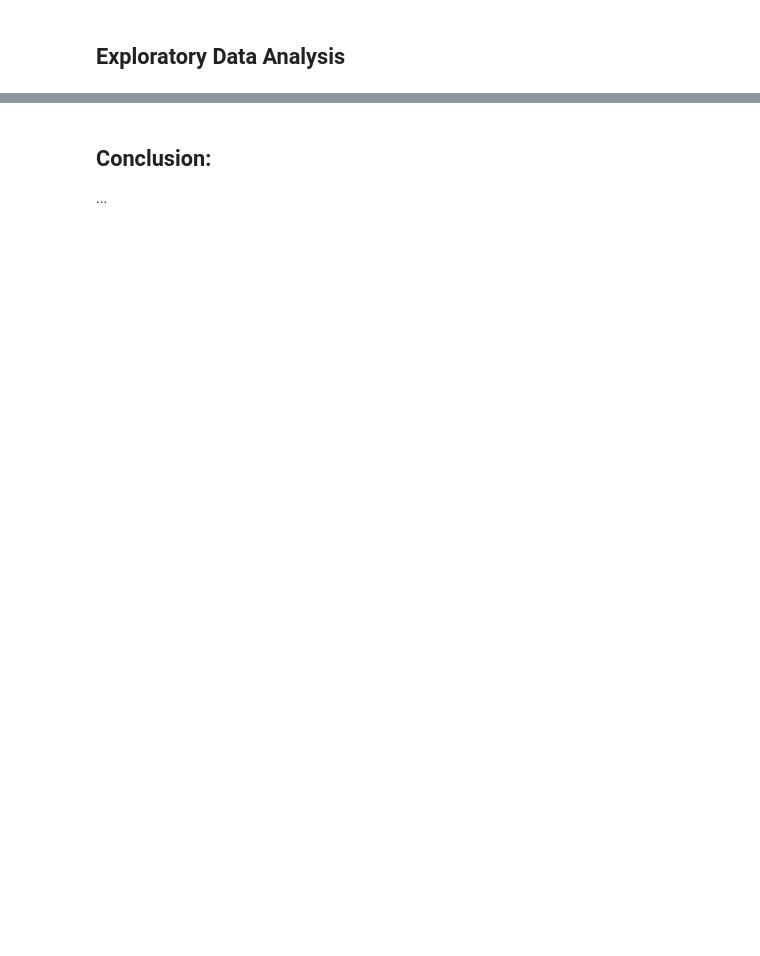
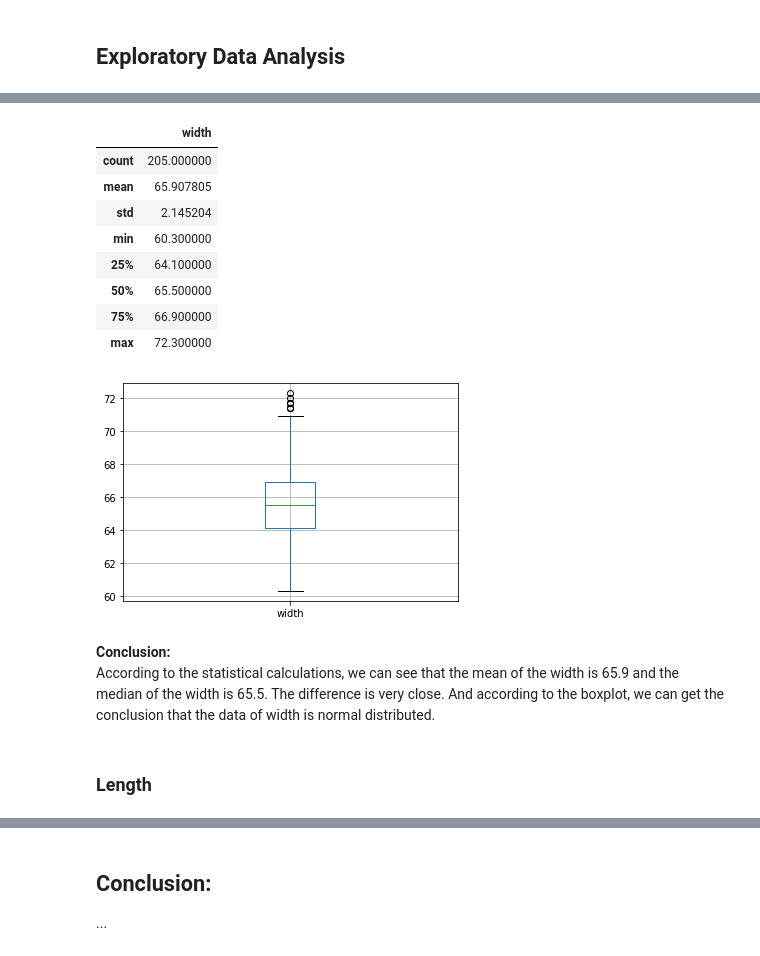
Before and after one commit to Destiny-G1997/DAV-6150, a Jupyter notebook: Z_Guo_M2_assn.ipynb, the cells around one changed output, grey strips where cells are left out. Cells and saved outputs as stored; diff of their text form; code cells hidden in the pictures; blank space fills up the shorter version.

```diff
--- a/Z_Guo_M2_assn.ipynb
+++ b/Z_Guo_M2_assn.ipynb
@@ -15,0 +105,3 @@ df.head()
+# %%
+w = data[['width']]
+w.head()
@@ -15,0 +115,19 @@ df.head()
+# %%
+wb = w.boxplot()
+w.describe()
+# %% [output]
+|  | width |
+| count | 205.000000 |
+| mean | 65.907805 |
+| std | 2.145204 |
+| min | 60.300000 |
+| 25% | 64.100000 |
+| 50% | 65.500000 |
+| 75% | 66.900000 |
+| max | 72.300000 |
+[figure, added]
+# %% [markdown]
+**Conclusion:**
+According to the statistical calculations, we can see that the mean of the width is 65.9 and the median of the width is 65.5. The difference is very close. And according to the boxplot, we can get the conclusion that the data of width is normal distributed.
+# %% [markdown]
+### Length
```
Also changed, not shown: parts of 41 cells of this notebook.
